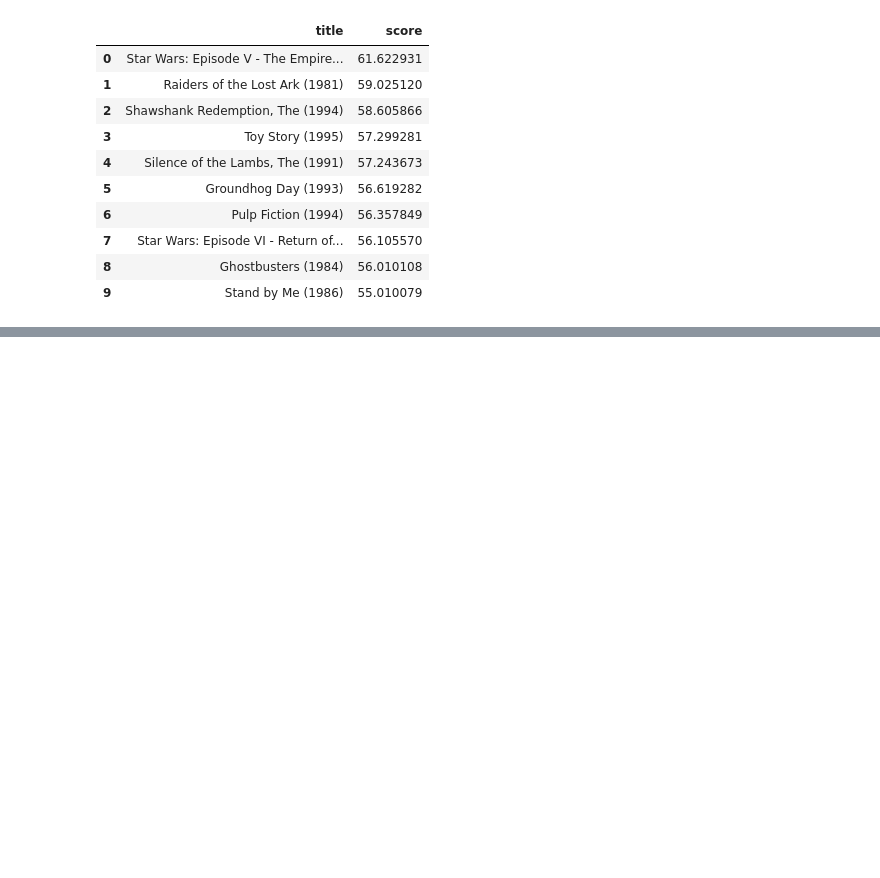
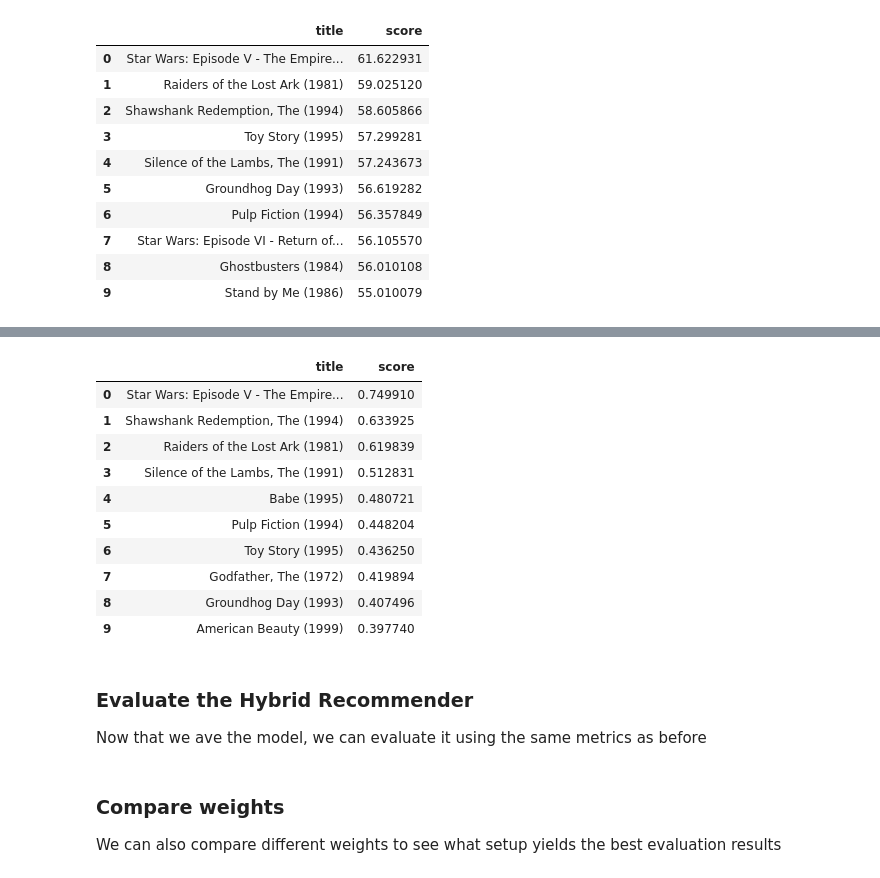
Before and after one commit to JaydannG/recommender-system, a Jupyter notebook: notebooks/01_EDA.ipynb, the cells around one changed output, grey strips where cells are left out. Cells and saved outputs as stored; diff of their text form; code cells hidden in the pictures; blank space fills up the shorter version.

Commit message:
hybrid recommender implemented

```diff
--- a/notebooks/01_EDA.ipynb
+++ b/notebooks/01_EDA.ipynb
@@ -246,0 +294,36 @@ recs[["title", "score"]]
+# %%
+from src.models.hybrid import HybridRecommender
+
+hybrid_model = HybridRecommender(
+    PopularityRecommender(method="bayesian"),
+    ContentRecommender(),
+    ItemCollaborativeRecommender(min_rating=4),
+    weights={
+        "popularity": 0.15,
+        "content": 0.25,
+        "collaborative": 0.60,
+    }
+)
+
+hybrid_model.fit(train_df, movies, genre_matrix)
+
+recs = hybrid_model.recommend(user_id=1, ratings=train_df, k=10)
+recs = recs.merge(movies, on="movie_id")
+
+recs[["title", "score"]]
+# %% [output]
+|  | title | score |
+| 0 | Star Wars: Episode V - The Empire... | 0.749910 |
+| 1 | Shawshank Redemption, The (1994) | 0.633925 |
+| 2 | Raiders of the Lost Ark (1981) | 0.619839 |
+| 3 | Silence of the Lambs, The (1991) | 0.512831 |
+| 4 | Babe (1995) | 0.480721 |
+| 5 | Pulp Fiction (1994) | 0.448204 |
+| 6 | Toy Story (1995) | 0.436250 |
+| 7 | Godfather, The (1972) | 0.419894 |
+| 8 | Groundhog Day (1993) | 0.407496 |
+| 9 | American Beauty (1999) | 0.397740 |
+# %% [markdown]
+### Evaluate the Hybrid Recommender
+
+Now that we ave the model, we can evaluate it using the same metrics as before
@@ -246,0 +333,4 @@ recs[["title", "score"]]
+# %% [markdown]
+### Compare weights
+
+We can also compare different weights to see what setup yields the best evaluation results
```
Also changed, not shown: parts of 8 cells of this notebook, 2 other files.
